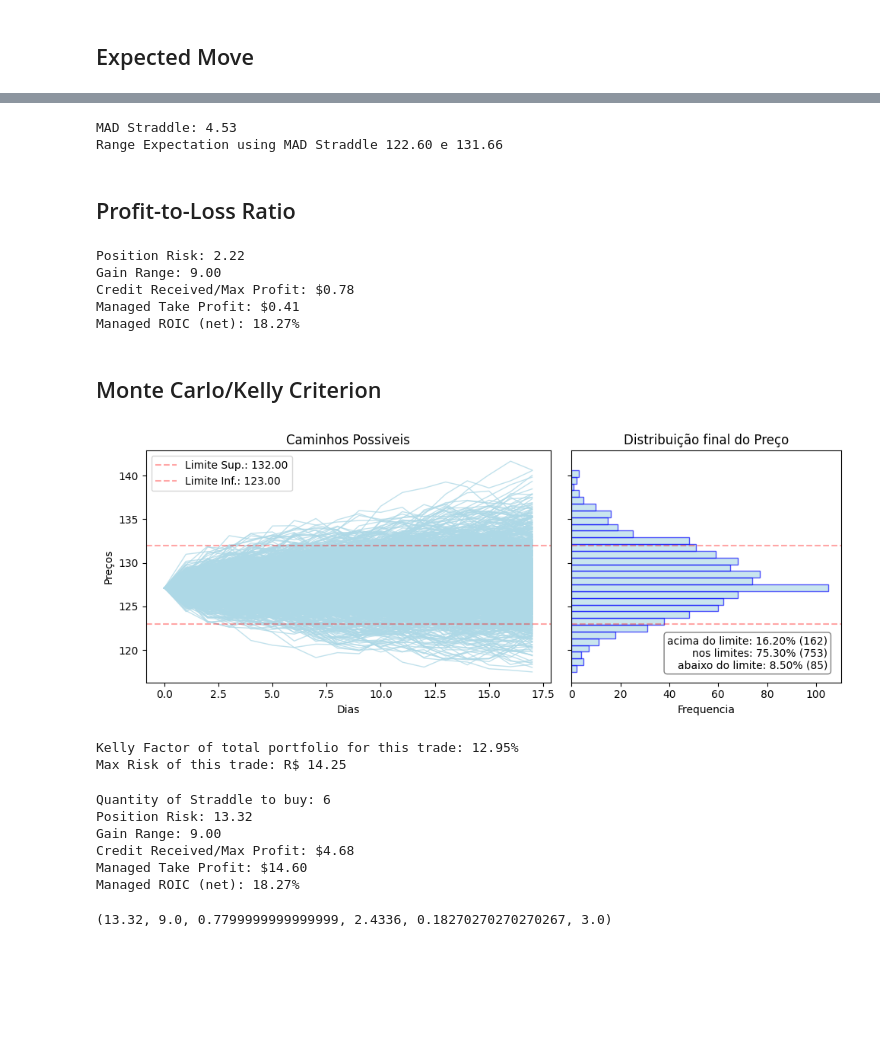
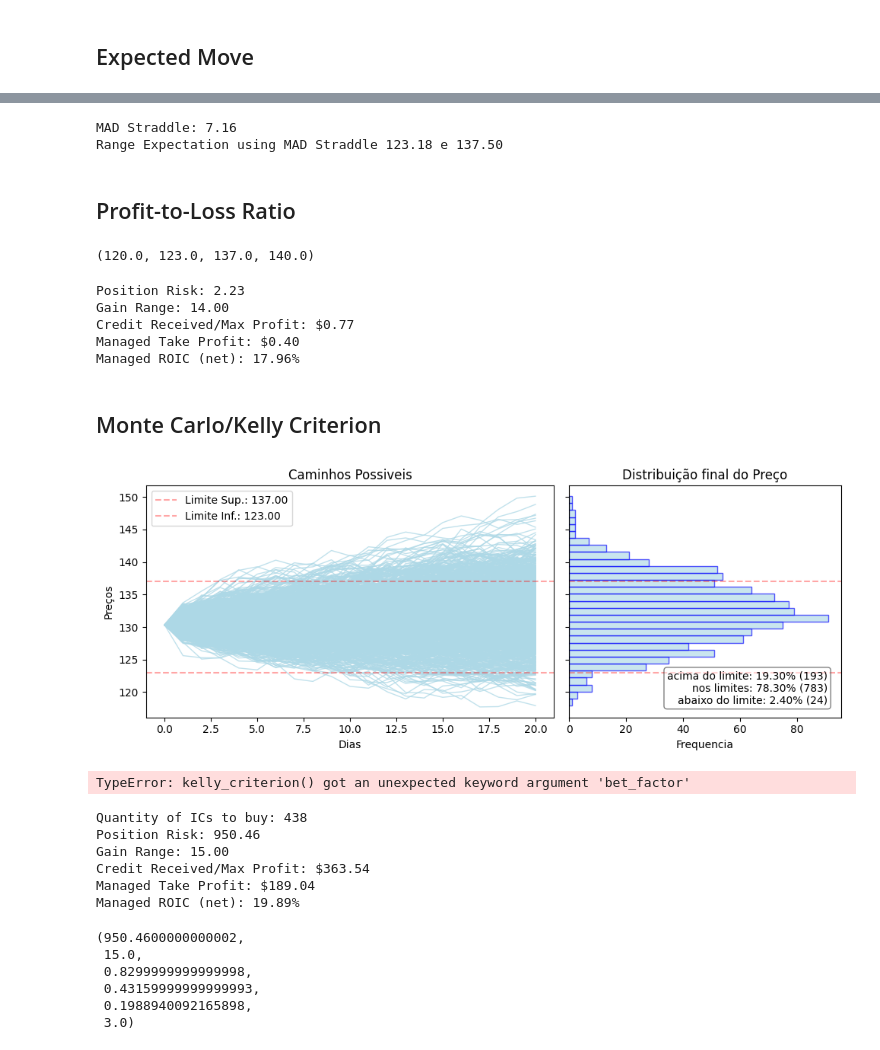
Before and after one commit to colantuono/short_vol, a Jupyter notebook: trading_system.ipynb, the cells around one changed output, grey strips where cells are left out. Saved outputs shown, nothing was run; the diff lists cells and outputs as text; code cells hidden in the pictures; blank space fills up the shorter version.

```diff
--- a/trading_system.ipynb
+++ b/trading_system.ipynb
@@ -41,6 +44,6 @@ options_chain_front.iloc[(options_chain_front['Strike'] - S).abs().argsort()][:2
 # %%
 ## Collect back month data to get the strikes and premium of the operation
-exp_date_back = '2024-09-20'
+exp_date_back = '2024-10-18'
 
 options_chain_back = get_options_chain(ticker, exp_date_back)
 options_chain_back.iloc[(options_chain_back['Strike'] - S).abs().argsort()][:2]
@@ -82,0 +63,9 @@ mu, sigma
+# %%
+rets = stock_df[['Close']].pct_change().dropna()
+mu = annualized_returns(rets, dte)
+ann_mu = annualized_returns(rets, 252)
+
+sigma = yang_zhang_volatility(stock_df, dte, annualized=False)
+ann_sigma = yang_zhang_volatility(stock_df, dte, annualized=True)
+
+print(f'MU: {mu:.2%}, SIGMA: {sigma.iloc[-1]:.2%}\nANN_MU: {ann_mu:.2%}, ann_sigma: {ann_sigma.iloc[-1]:.2%}')
@@ -100,21 +107,25 @@ Range Expectation using MAD Straddle 122.60 e 131.66
 # %%
-atm_straddle, lower, upper = mad_straddle_approximation_short(S, ann_sigma, dte)
+atm_straddle, lower, upper = mad_straddle_approximation_short(S, ann_sigma.iloc[-1], dte)
 # %% [output]
-MAD Straddle: 4.53
-Range Expectation using MAD Straddle 122.60 e 131.66
+MAD Straddle: 7.16
+Range Expectation using MAD Straddle 123.18 e 137.50
 # %% [markdown]
 ## Profit-to-Loss Ratio
 # %%
 wing_width = 3
 long_put_strike, short_put_strike, short_call_strike, long_call_strike = select_iron_condor_strikes(lower, upper, options_chain_back, wing_width)
+# %%
+long_put_strike, short_put_strike, short_call_strike, long_call_strike
+# %% [output]
+(120.0, 123.0, 137.0, 140.0)
 # %%
 max_loss, gain_range, credit_received, profit, roc, leg_width = iron_condor(options_chain_back, long_put_strike, short_put_strike, short_call_strike, long_call_strike, qty=1)
 # %% [output]
-Position Risk: 2.22
-Gain Range: 9.00
-Credit Received/Max Profit: $0.78
-Managed Take Profit: $0.41
-Managed ROIC (net): 18.27%
+Position Risk: 2.23
+Gain Range: 14.00
+Credit Received/Max Profit: $0.77
+Managed Take Profit: $0.40
+Managed ROIC (net): 17.96%
 # %% [markdown]
 ## Monte Carlo/Kelly Criterion
 # %%
@@ -122,31 +133,34 @@ steps_per_year = 252
 n_scenarios = 1000
 n_years = dte/252  ## time to expiry in years
 # %%
-paths = gbm(n_years, n_scenarios, ann_mu, ann_sigma, steps_per_year, S)
-# paths = gbm(n_years, n_scenarios, mu, sigma, steps_per_year, S)
+paths = gbm(n_years, n_scenarios, ann_mu, ann_sigma.iloc[-1], steps_per_year, S)
 # %%
-win_pct, loss_above, loss_bellow = plot_paths(paths[:-21], ceiling=short_call_strike, floor=short_put_strike)
+win_pct, loss_above, loss_bellow = plot_paths(paths[:21], ceiling=short_call_strike, floor=short_put_strike)
 # %% [output]
-[figure, old version]
+[figure, new version]
 # %%
-kelly_fraction, max_risk = kelly_criterion(win_pct, .5, bet_factor=.5, portfolio_size=110)
+kelly_fraction, max_risk = kelly_criterion(win_pct, kelly=.5, bet_factor=roc, portfolio_size=10000)
 
 print(f'Kelly Factor of total portfolio for this trade: {kelly_fraction:.2%} ')
 print(f'Max Risk of this trade: R$ {max_risk:.2f}')
 # %% [output]
-Kelly Factor of total portfolio for this trade: 12.95%
-Max Risk of this trade: R$ 14.25
+TypeError: kelly_criterion() got an unexpected keyword argument 'bet_factor'
 # %%
 qty = math.floor(max_risk/max_loss)
-print(f'Quantity of Straddle to buy: {qty}')
+print(f'Quantity of ICs to buy: {qty}')
 iron_condor(options_chain_back, long_put_strike, short_put_strike, short_call_strike, long_call_strike, qty=qty)
 # %% [output]
-Quantity of Straddle to buy: 6
-Position Risk: 13.32
-Gain Range: 9.00
-Credit Received/Max Profit: $4.68
-Managed Take Profit: $14.60
-Managed ROIC (net): 18.27%
+Quantity of ICs to buy: 438
+Position Risk: 950.46
+Gain Range: 15.00
+Credit Received/Max Profit: $363.54
+Managed Take Profit: $189.04
+Managed ROIC (net): 19.89%
-(13.32, 9.0, 0.7799999999999999, 2.4336, 0.18270270270270267, 3.0)
+(950.4600000000002,
+ 15.0,
+ 0.8299999999999998,
+ 0.43159999999999993,
+ 0.1988940092165898,
+ 3.0)
 # %%
 ## Black and Scholes Prices
```
Also changed, not shown: parts of 13 cells of this notebook, 2 other files.
